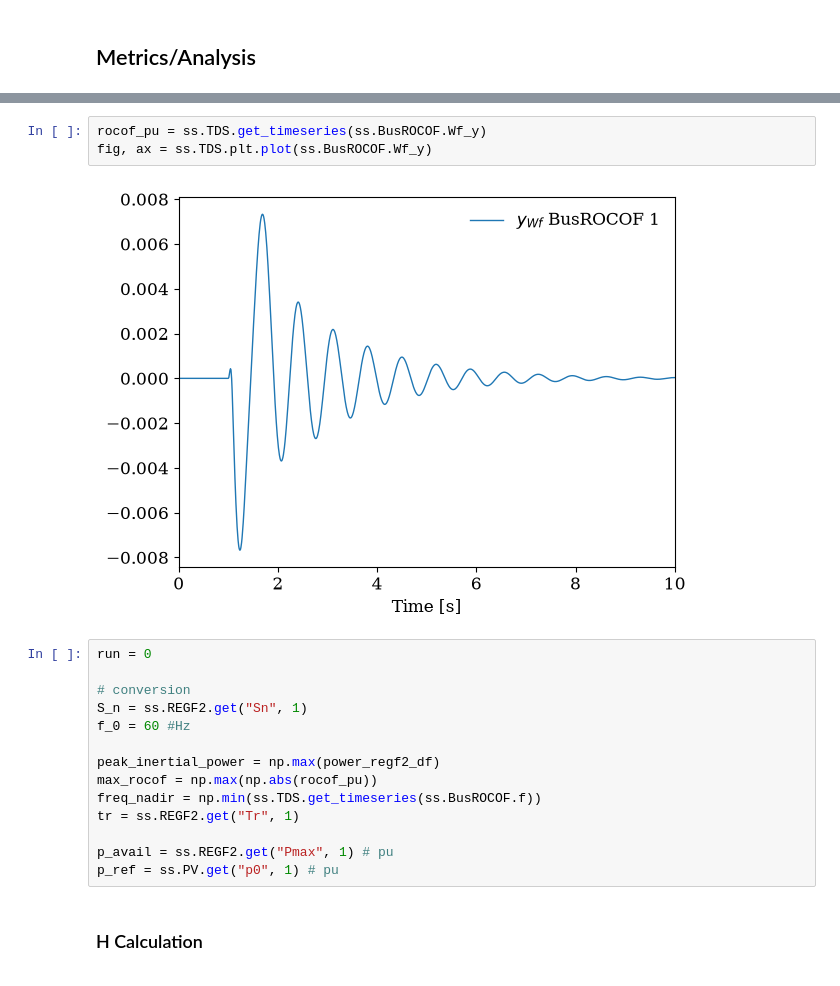
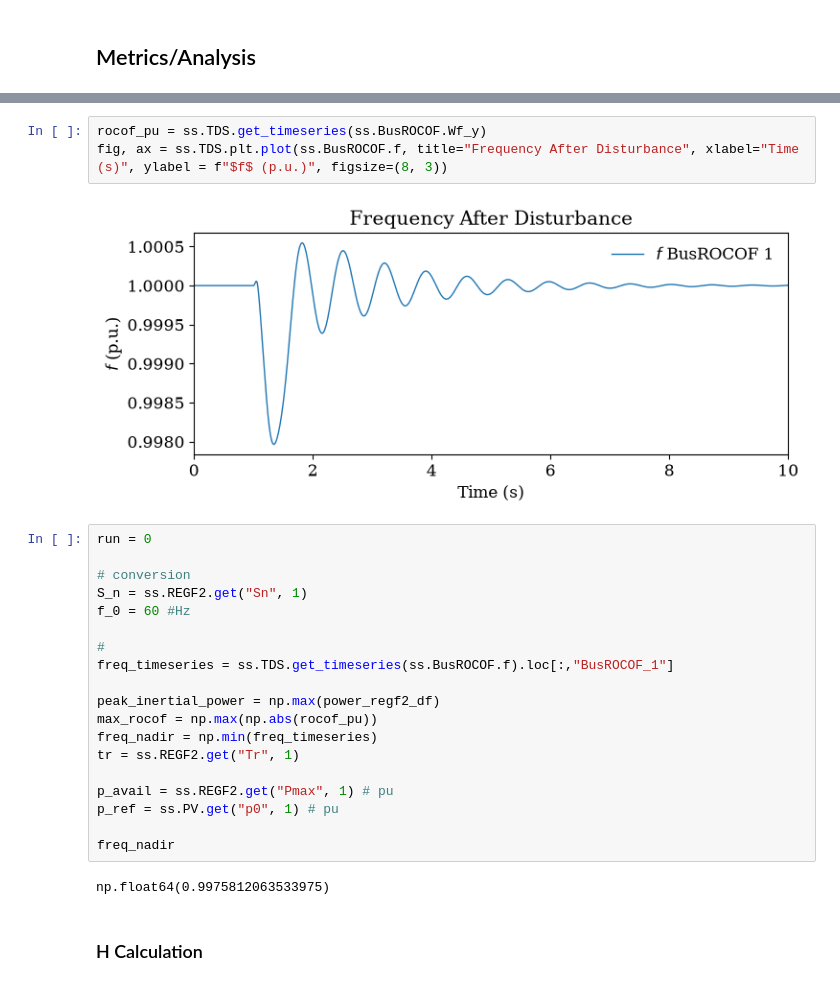
Before and after one commit to Scarlett315/characterize-virtual-inertia-estimation-noise-lag, a Jupyter notebook: 1_regf2_testbench.ipynb, the cells around one changed output, grey strips where cells are left out. Cells and saved outputs as stored; diff of their text form.

```diff
--- a/1_regf2_testbench.ipynb
+++ b/1_regf2_testbench.ipynb
@@ -66,8 +66,8 @@ fig, ax = ss.TDS.plt.plot(ss.REGF2.Pe)
 # %%
 rocof_pu = ss.TDS.get_timeseries(ss.BusROCOF.Wf_y)
-fig, ax = ss.TDS.plt.plot(ss.BusROCOF.Wf_y)
+fig, ax = ss.TDS.plt.plot(ss.BusROCOF.f, title="Frequency After Disturbance", xlabel="Time (s)", ylabel = f"$f$ (p.u.)", figsize=(8, 3))
 # %% [output]
-[figure, old version]
+[figure, new version]
 # %%
 run = 0
 
@@ -75,13 +75,20 @@ run = 0
 S_n = ss.REGF2.get("Sn", 1)
 f_0 = 60 #Hz
 
+#
+freq_timeseries = ss.TDS.get_timeseries(ss.BusROCOF.f).loc[:,"BusROCOF_1"]
+
 peak_inertial_power = np.max(power_regf2_df)
 max_rocof = np.max(np.abs(rocof_pu))
-freq_nadir = np.min(ss.TDS.get_timeseries(ss.BusROCOF.f))
+freq_nadir = np.min(freq_timeseries)
 tr = ss.REGF2.get("Tr", 1)
 
 p_avail = ss.REGF2.get("Pmax", 1) # pu
 p_ref = ss.PV.get("p0", 1) # pu
+
+freq_nadir
+# %% [output]
+np.float64(0.9975812063533975)
 # %% [markdown]
 ### H Calculation
 # %%
```
Also changed, not shown: parts of 13 cells of this notebook, 11 other files.
